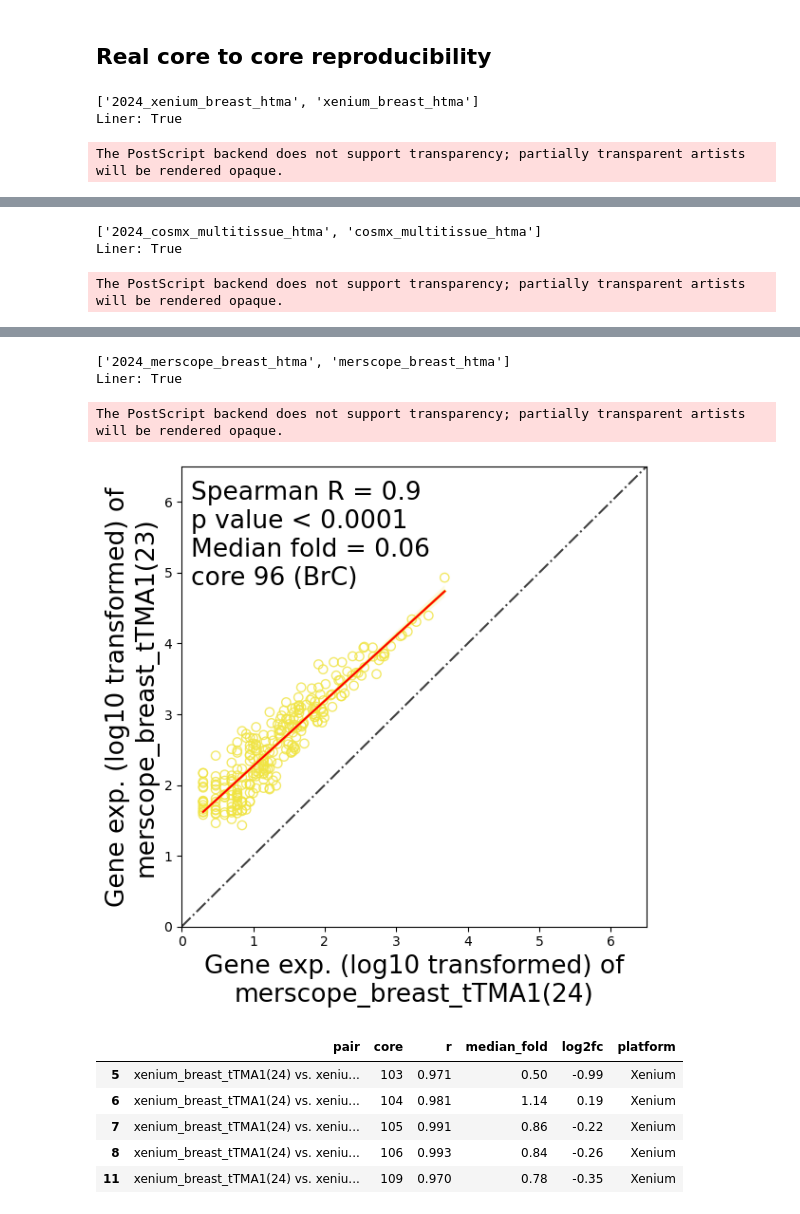
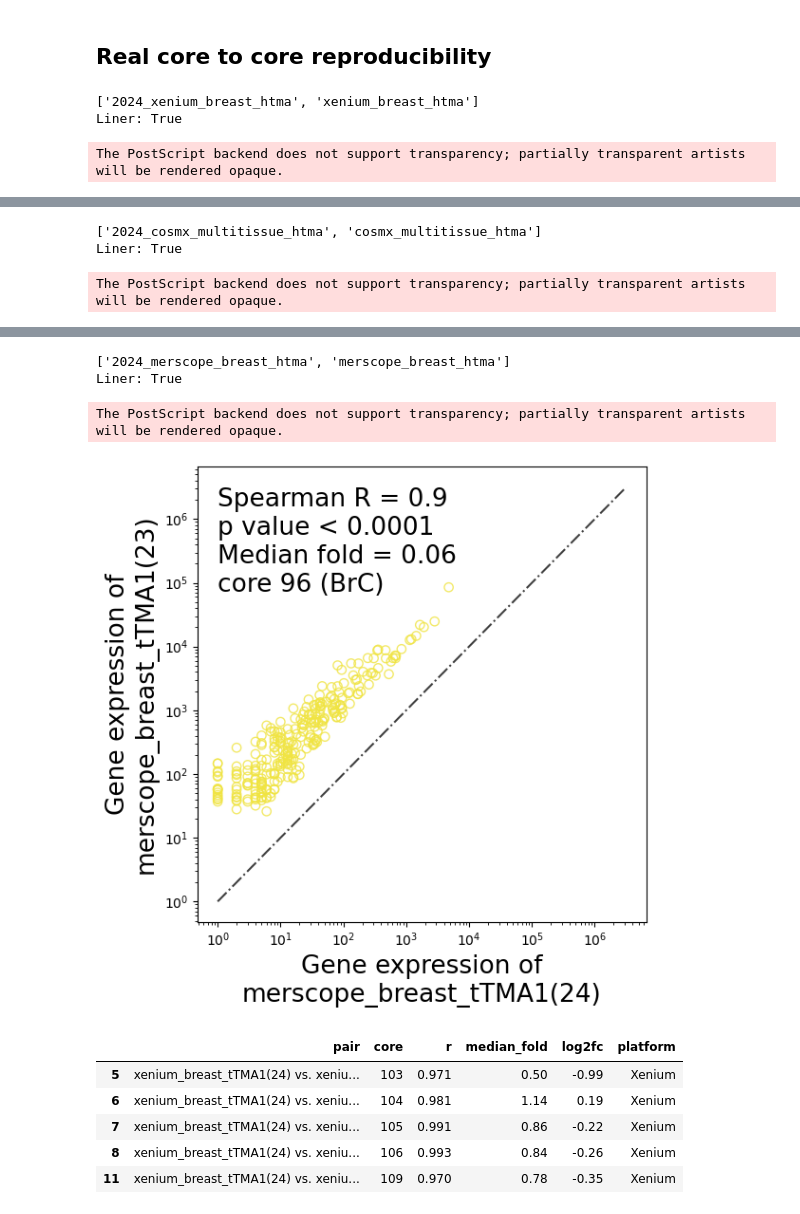
Before and after one commit to broadinstitute/ist_benchmarking, a Jupyter notebook: 03_gene_by_gene_plot.ipynb, the cells around one changed output, grey strips where cells are left out. Drawn from its saved outputs; the diff is of its cells as text; code cells hidden in the pictures.

```diff
--- a/03_gene_by_gene_plot.ipynb
+++ b/03_gene_by_gene_plot.ipynb
@@ -30,7 +30,7 @@ wd = os.getcwd()
 print (f'working directory: {wd}')
 
 
-year = '2024'
+year = '2023'
 
 samples = [x for x in SAMPLES]
 if year == '2024':
@@ -390,7 +416,7 @@ for core_pair in [[105, 106]]:
             df_core_pair = pd.merge(df_core_1, df_core_2, on='gene', how='inner')
 
             df_core_pair['fold'] = df_core_pair.apply(lambda row: round(row[f'Core_{core_1}'] /row[f'Core_{core_2}'], 3), axis=1)
-            df_core_pair = log_transform(df_core_pair, method=Log_transform_method, exclude_cols=['fold', 'core'])
+            # df_core_pair = log_transform(df_core_pair, method=Log_transform_method, exclude_cols=['fold', 'core'])
 
             # Scatter plot
             plt.figure(figsize=(6, 6))
@@ -403,10 +429,11 @@ for core_pair in [[105, 106]]:
             lims1 = [np.min([plt.xlim(), plt.ylim()]), np.max([plt.xlim(), plt.ylim()])]
             lims2 = [np.max([plt.xlim(), plt.ylim()]), np.max([plt.xlim(), plt.ylim()])]
             plt.plot(lims1, lims1, 'k--', alpha=0.75)
-
-            plt.text(lims1[0], lims1[1], f"Spearman R = {round(r,2)}\np value {p}\nMedian fold = {df_core_pair['fold'].median():.2f}\nPanel:{platform_panel}", fontsize=fontsize, verticalalignment='top')
-            plt.xlabel(f'Gene exp. (log10 transformed) of replica 1 (BrC)', fontsize=fontsize)
-            plt.ylabel(f'Gene exp. (log10 transformed) of replica 2 (BrC)', fontsize=fontsize)
+            plt.xscale('log')
+            plt.yscale('log')
+            plt.text(df_core_pair[f'Core_{core_1}'].min(), lims2[1], f"Spearman R = {round(r,2)}\np value {p}\nMedian fold = {df_core_pair['fold'].median():.2f}\nPanel:{platform_panel}", fontsize=fontsize, verticalalignment='top')
+            plt.xlabel(f'Gene expression of replica 1 (BrC)', fontsize=fontsize)
+            plt.ylabel(f'Gene expression of replica 2 (BrC)', fontsize=fontsize)
             plt.tight_layout()
             plt.savefig(f'{wd}/figures/Fig_1/supp_1_Core_{core_1}_vs_Core_{core_2}_reproducibility_{platform_panel}.png', bbox_inches='tight', transparent=True )
             plt.savefig(f'{wd}/figures/Fig_1/supp_1_Core_{core_1}_vs_Core_{core_2}_reproducibility_{platform_panel}.eps', bbox_inches='tight', transparent=True)
@@ -611,7 +642,7 @@ if not os.path.exists(f'{wd}/figures/Fig_1'):
     os.makedirs(f'{wd}/figures/Fig_1')
 
 fontsize = 19
-Log_transform_method = 'log10'
+Log_transform_method = 'non'
 
 rs = []
 cores = []
@@ -654,7 +685,7 @@ for count, sample_pair in enumerate([
     df_sample_pair = pd.merge(df_m[sample_1], df_m[sample_2], on=['core','gene','tissue_type'], how='inner')
     df_sample_pair['fold'] = df_sample_pair.apply(lambda row: row[sample_1] /row[sample_2], axis=1)
     df_sample_pair['log2fc'] = df_sample_pair.apply(lambda row: log2_fold_change(row[sample_1], row[sample_2]), axis=1)
-    df_sample_pair = log_transform(df_sample_pair, method=Log_transform_method, exclude_cols=['core','fold','log2fc'])
+    # df_sample_pair = log_transform(df_sample_pair, method=Log_transform_method, exclude_cols=['core','fold','log2fc'])
 
     for core in df_sample_pair.core.unique():
         df_core_plot = df_sample_pair.loc[df_sample_pair['core']==core]
@@ -695,28 +726,31 @@ for count, sample_pair in enumerate([
             x=sample_1,
             y=sample_2,
             color=list(CB_COLORS_5.values())[color_index],
+            fit_reg=False,
             robust=False,
             order=1,
             scatter_kws={'facecolors': 'none',
                         'lw': 1,
-                        's': 45,}
+                        's': 45,},
+            ci=None,
 )
 
-
-            # Plot polynomial line
-            plt.plot(x_poly, y_poly, label=f'', color='red')
+            # # Plot polynomial line
+            # plt.plot(x_poly, y_poly, label=f'', color='red')
 
 
-            lims = [0,6.5]
+            lims = [10**0, 10**6.5]
             plt.plot(lims, lims, 'k-.', alpha=0.75)
-            plt.text(lims[0]+(lims[1]-lims[0])*0.02, lims[0]+(lims[1]-lims[0])*0.97,  f"Spearman R = {round(r,2)}\np value {p}\nMedian fold = {median_fold}\ncore {core} (BrC)", fontsize=fontsize, verticalalignment='top')
+            annotation_text = f"Spearman R = {round(r,2)}\np value {p}\nMedian fold = {median_fold}\ncore {core} (BrC)"
+            plt.text(10**0, 10**6.5, annotation_text, fontsize=fontsize, verticalalignment='top')
+            # plt.text(lims[0]+(lims[1]-lims[0])*0.02, lims[0]+(lims[1]-lims[0])*0.97,  f"Spearman R = {round(r,2)}\np value {p}\nMedian fold = {median_fold}\ncore {core} (BrC)", fontsize=fontsize, verticalalignment='top')
 
-            plt.xlabel(f"Gene exp. ({Log_transform_method} transformed) of\n{sample_1}", fontsize=fontsize)
-            plt.ylabel(f"Gene exp. ({Log_transform_method} transformed) of\n{sample_2}", fontsize=fontsize)
+            plt.xlabel(f"Gene expression of\n{sample_1}", fontsize=fontsize)
+            plt.ylabel(f"Gene expression of\n{sample_2}", fontsize=fontsize)
 
 
-            plt.xlim(lims[0], lims[1])
-            plt.ylim(lims[0], lims[1])
+            plt.xscale('log')
+            plt.yscale('log')
 
             plt.tight_layout()
             plt.savefig(f"{wd}/figures/Fig_1/supp_1_Core_{core}_{sample_1.split(f'_{tma_name}')[0]}_reproducibility.png", bbox_inches='tight', transparent=True)
@@ -741,7 +775,7 @@ The PostScript backend does not support transparency; partially transparent arti
 ['2024_merscope_breast_htma', 'merscope_breast_htma']
 Liner: True
 The PostScript backend does not support transparency; partially transparent artists will be rendered opaque.
-[figure, old version]
+[figure, new version]
 # %%
 # Select cores that have matching morphology
 df_stats = pd.DataFrame({'pair':core_ps, 'core':cores, 'r':rs, 'median_fold':median_folds, 'log2fc':log2fcs})
```
Also changed, not shown: parts of 8 cells of this notebook, 1 other file.
